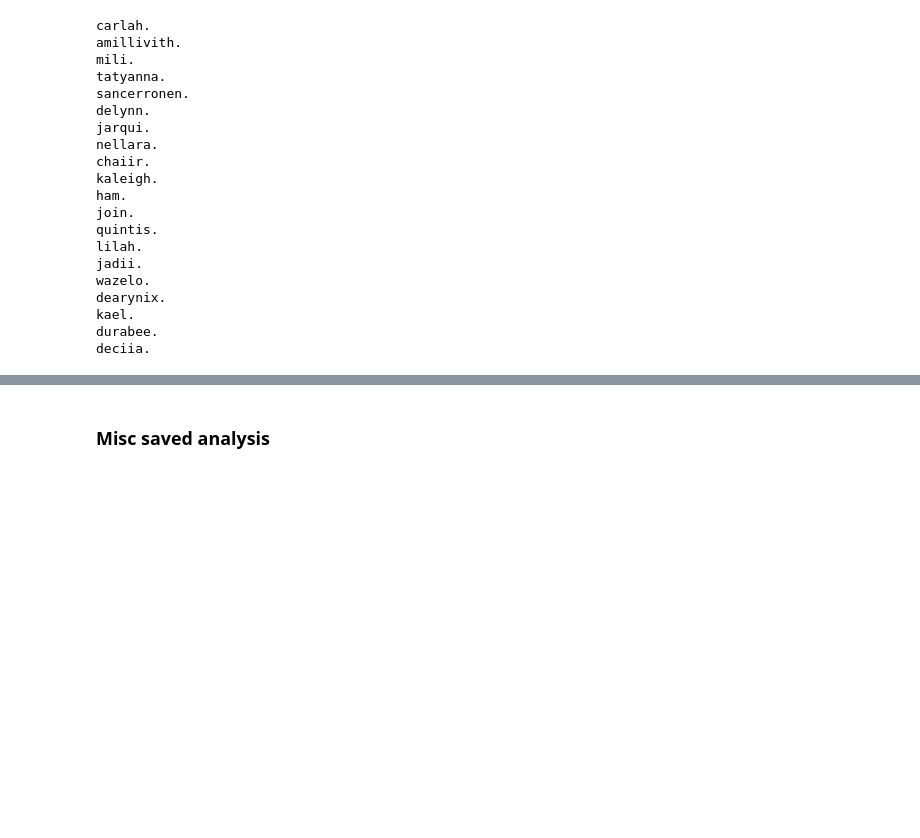
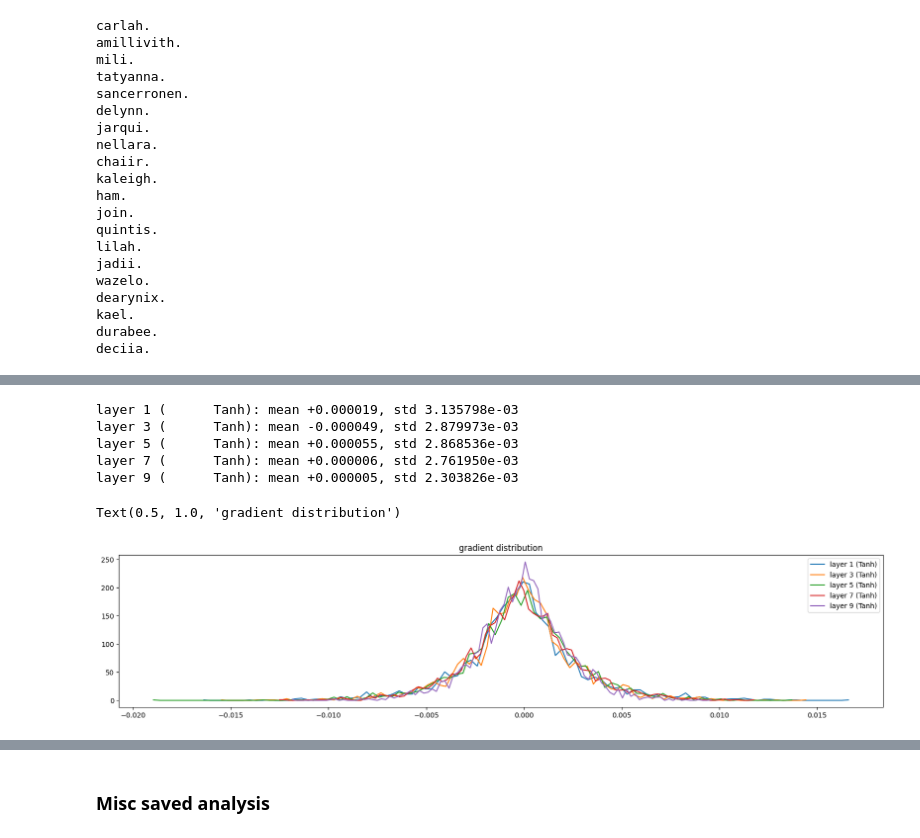
Before and after one commit to teome/aknn, a Jupyter notebook: makemore/makemore_part3_bn.ipynb, the cells around one changed output, grey strips where cells are left out. Drawn from its saved outputs; the diff is of its cells as text; code cells hidden in the pictures; blank space fills up the shorter version.

```diff
--- a/makemore/makemore_part3_bn.ipynb
+++ b/makemore/makemore_part3_bn.ipynb
@@ -259,0 +414,21 @@ deciia.
+# %%
+# visualize historgrams
+plt.figure(figsize=(20, 4))
+legends = []
+for i, layer in enumerate(layers[:-1]): # note: exclude the output layer
+    if isinstance(layer, Tanh):
+        t = layer.out.grad
+        print('layer %d (%10s): mean %+f, std %e' % (i, layer.__class__.__name__, t.mean(), t.std()))
+        hy, hx = torch.histogram(t, density=True)
+        plt.plot(hx[:-1].detach(), hy.detach())
+        legends.append(f'layer {i} ({layer.__class__.__name__})')
+plt.legend(legends)
+plt.title('gradient distribution')
+# %% [output]
+layer 1 (      Tanh): mean +0.000019, std 3.135798e-03
+layer 3 (      Tanh): mean -0.000049, std 2.879973e-03
+layer 5 (      Tanh): mean +0.000055, std 2.868536e-03
+layer 7 (      Tanh): mean +0.000006, std 2.761950e-03
+layer 9 (      Tanh): mean +0.000005, std 2.303826e-03
+Text(0.5, 1.0, 'gradient distribution')
+[figure, added]
```
Also changed, not shown: parts of 6 cells of this notebook.
